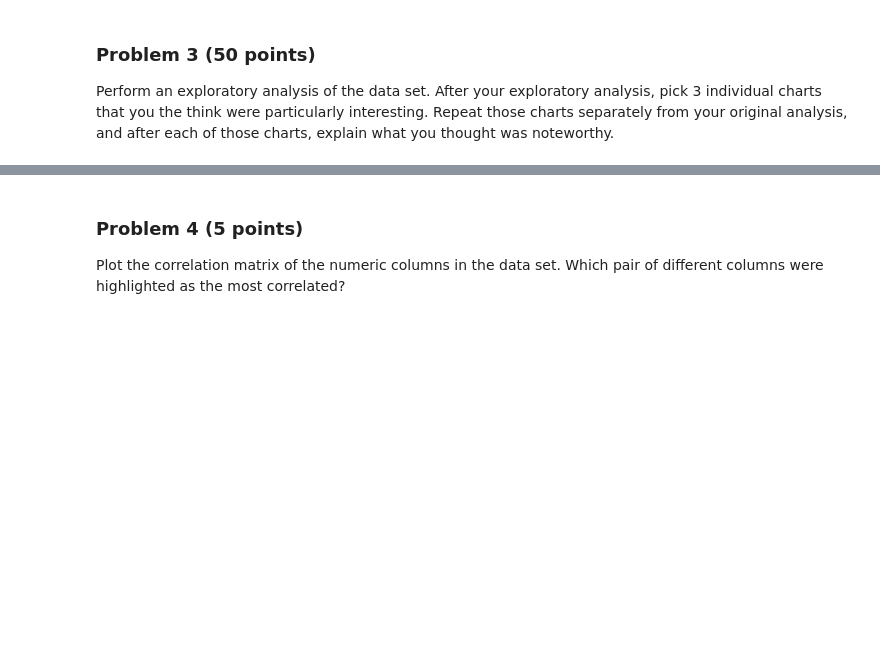
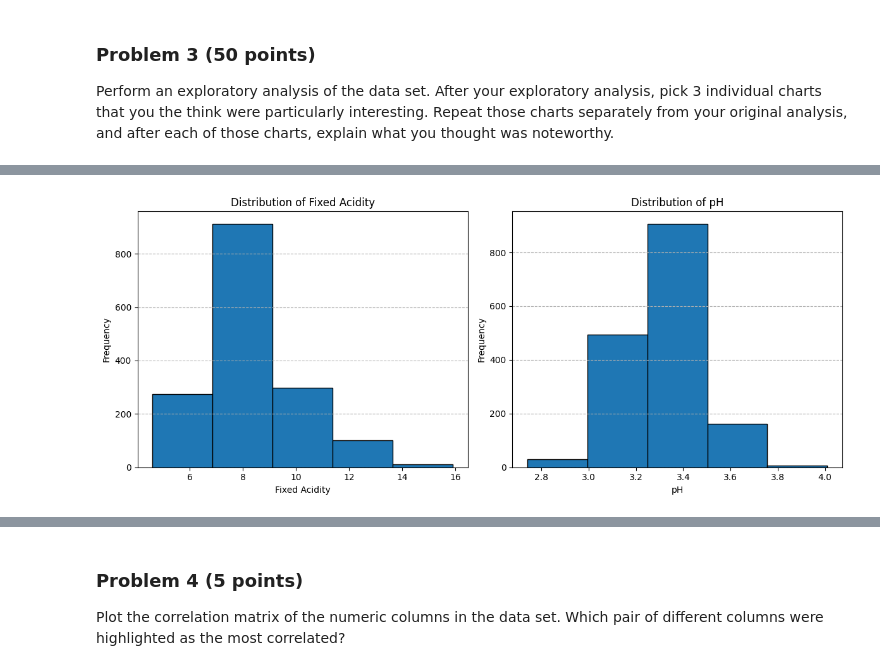
Before and after one commit to keke78ui9/dx602-final-project, a Jupyter notebook: project.ipynb, the cells around one changed output, grey strips where cells are left out. Cells and saved outputs as stored; diff of their text form; code cells hidden in the pictures; blank space fills up the shorter version.

```diff
--- a/project.ipynb
+++ b/project.ipynb
@@ -238,0 +259,30 @@ YOUR ANSWERS HERE
+# %%
+fig, axes = plt.subplots(1, 2, figsize=(12, 5))
+
+# Fixed Acidity Histogram
+dataset_wine['fixed acidity'].plot(
+    kind='hist',
+    ax=axes[0],
+    bins=5,
+    edgecolor='black',
+    title='Distribution of Fixed Acidity'
+)
+axes[0].set_xlabel('Fixed Acidity')
+axes[0].set_ylabel('Frequency')
+axes[0].grid(axis='y', linestyle='--')
+
+# pH Histogram
+dataset_wine['pH'].plot(
+    kind='hist',
+    ax=axes[1],
+    bins=5,
+    edgecolor='black',
+    title='Distribution of pH'
+)
+axes[1].set_xlabel('pH')
+axes[1].set_ylabel('Frequency')
+axes[1].grid(axis='y', linestyle='--')
+
+plt.tight_layout()
+# %% [output]
+[figure, added]
```
Also changed, not shown: parts of 10 cells of this notebook.
